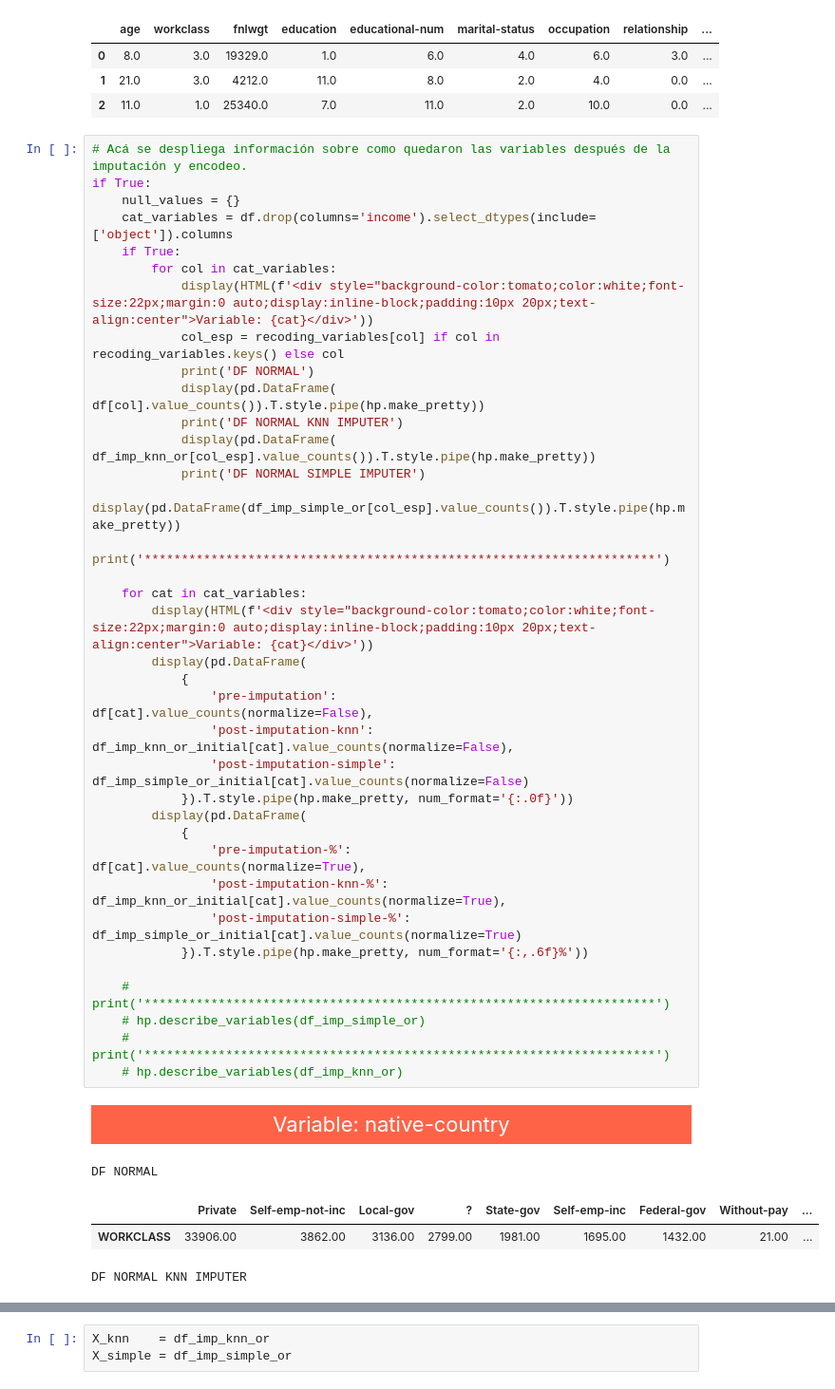
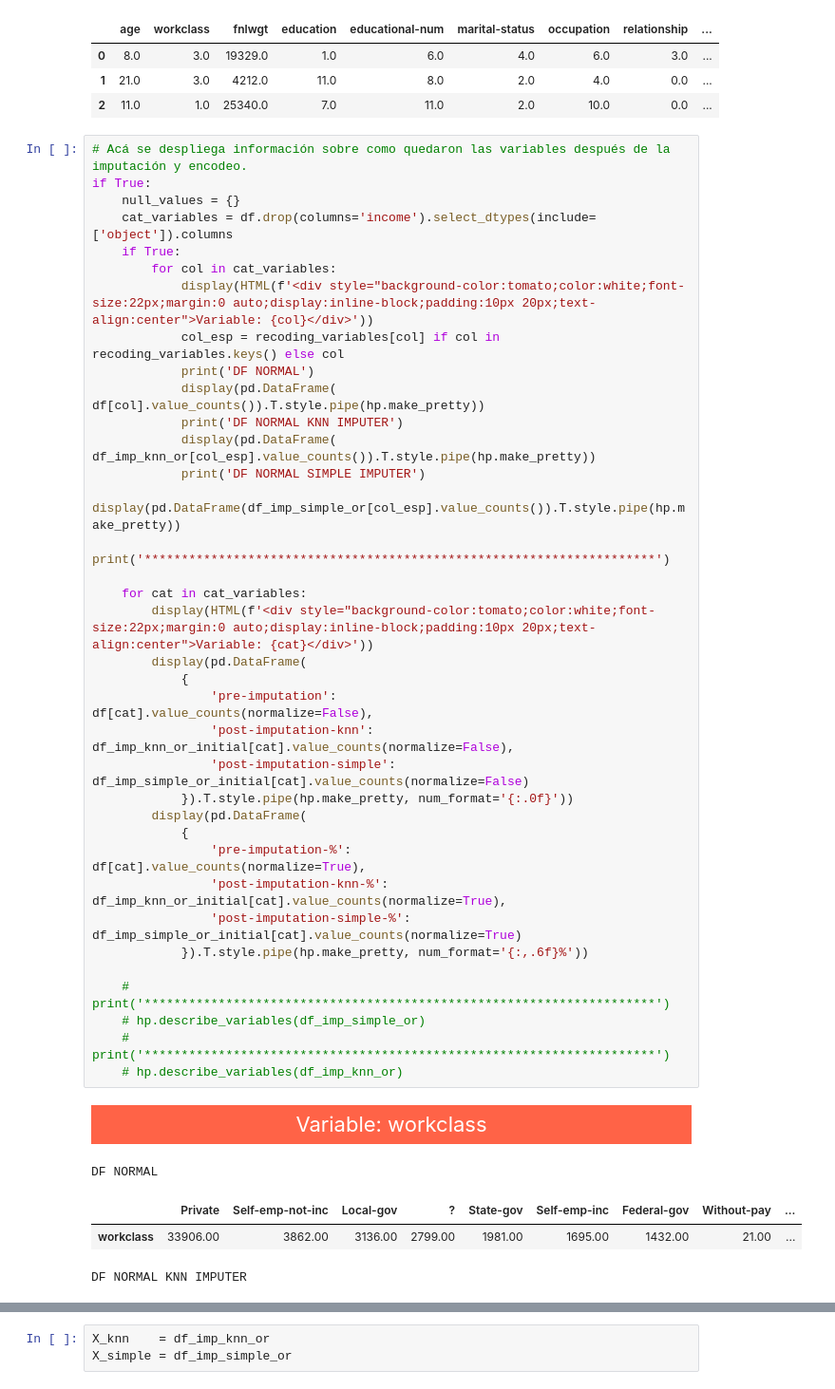
Before and after one commit to tomaspemora/desafio-latam-tareas-BA-TP, a Jupyter notebook: fundamentos_data_science/Prueba/desafio_1.ipynb, the cells around one changed output, grey strips where cells are left out. Shown at 95% size. Drawn from its saved outputs; the diff is of its cells as text.

```diff
--- a/fundamentos_data_science/Prueba/desafio_1.ipynb
+++ b/fundamentos_data_science/Prueba/desafio_1.ipynb
@@ -338,39 +338,39 @@ if True:
     cat_variables = df.drop(columns='income').select_dtypes(include=['object']).columns
     if True:
         for col in cat_variables:
-            display(HTML(f'<div style="background-color:tomato;color:white;font-size:22px;margin:0 auto;display:inline-block;padding:10px 20px;text-align:center">Variable: {cat}</div>'))
+            display(HTML(f'<div style="background-color:tomato;color:white;font-size:22px;margin:0 auto;display:inline-block;padding:10px 20px;text-align:center">Variable: {col}</div>'))
             col_esp = recoding_variables[col] if col in recoding_variables.keys() else col
             print('DF NORMAL')
             display(pd.DataFrame(                  df[col].value_counts()).T.style.pipe(hp.make_pretty))
             print('DF NORMAL KNN IMPUTER')
             display(pd.DataFrame(   df_imp_knn_or[col_esp].value_counts()).T.style.pipe(hp.make_pretty))
             print('DF NORMAL SIMPLE IMPUTER')
             display(pd.DataFrame(df_imp_simple_or[col_esp].value_counts()).T.style.pipe(hp.make_pretty))
         print('*********************************************************************')
 
     for cat in cat_variables:
         display(HTML(f'<div style="background-color:tomato;color:white;font-size:22px;margin:0 auto;display:inline-block;padding:10px 20px;text-align:center">Variable: {cat}</div>'))
         display(pd.DataFrame(
             {
                 'pre-imputation':                                 df[cat].value_counts(normalize=False),
                 'post-imputation-knn':         df_imp_knn_or_initial[cat].value_counts(normalize=False),
                 'post-imputation-simple':   df_imp_simple_or_initial[cat].value_counts(normalize=False)
             }).T.style.pipe(hp.make_pretty, num_format='{:.0f}'))
         display(pd.DataFrame(
             {
                 'pre-imputation-%':                               df[cat].value_counts(normalize=True),
                 'post-imputation-knn-%':       df_imp_knn_or_initial[cat].value_counts(normalize=True),
                 'post-imputation-simple-%': df_imp_simple_or_initial[cat].value_counts(normalize=True)
             }).T.style.pipe(hp.make_pretty, num_format='{:,.6f}%'))
 
     # print('*********************************************************************')
     # hp.describe_variables(df_imp_simple_or)
     # print('*********************************************************************')
     # hp.describe_variables(df_imp_knn_or)
 # %% [output]
-Variable: native-country
+Variable: workclass
 DF NORMAL
 |  | Private | Self-emp-not-inc | Local-gov | ? | State-gov | Self-emp-inc | Federal-gov | Without-pay | ... |
-| WORKCLASS | 33906.00 | 3862.00 | 3136.00 | 2799.00 | 1981.00 | 1695.00 | 1432.00 | 21.00 | ... |
+| workclass | 33906.00 | 3862.00 | 3136.00 | 2799.00 | 1981.00 | 1695.00 | 1432.00 | 21.00 | ... |
 DF NORMAL KNN IMPUTER
 |  | Private | self-employed | state-level-gov | federal-gov | unemployed |
```
Also changed, not shown: parts of 3 cells of this notebook, 2 other files.
